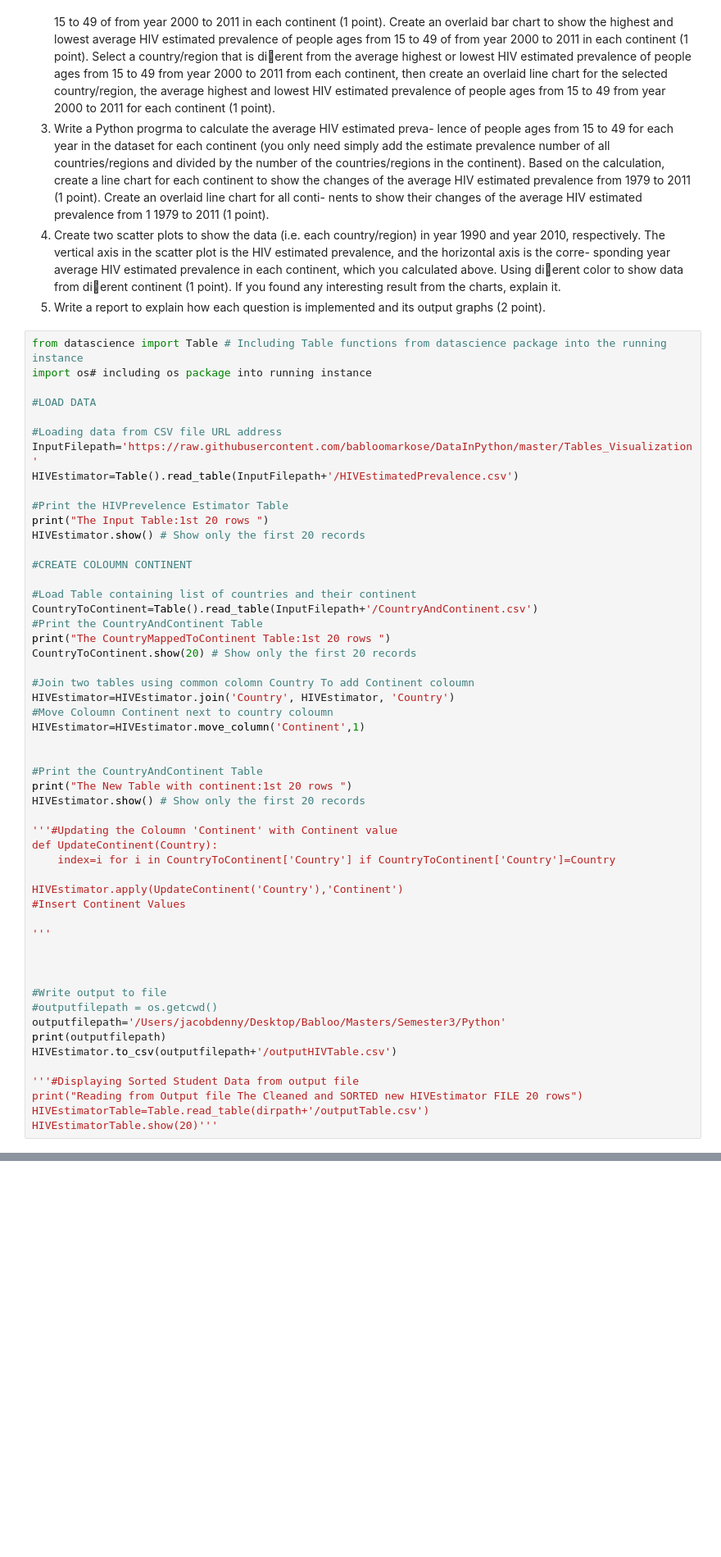
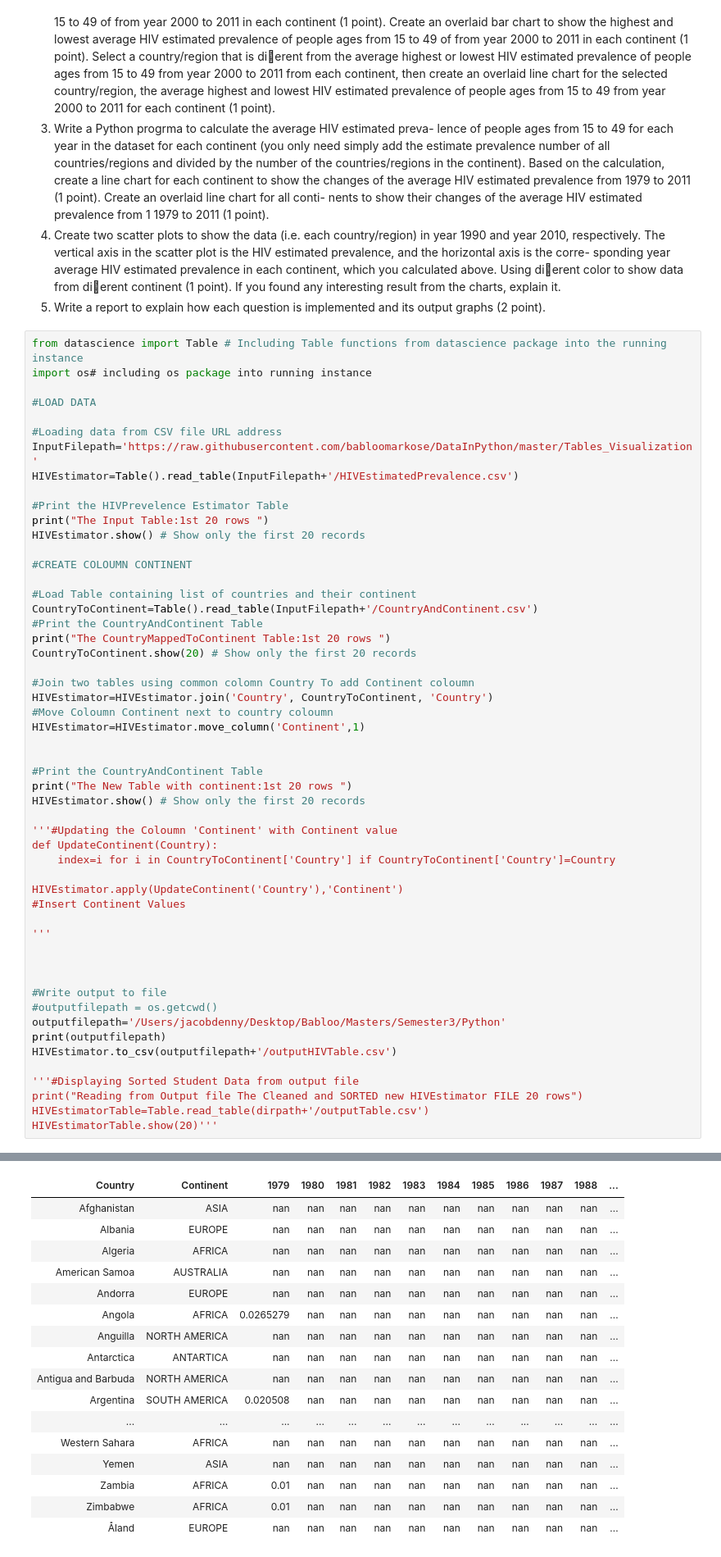
Before and after one commit to babloomarkose/DataInPython, a Jupyter notebook: Tables_Visualization/Table_Visualization.ipynb, the cells around one changed output, grey strips where cells are left out. Shown at 82% size. Cells and saved outputs as stored; diff of their text form; blank space fills up the shorter version.

Commit message:
Country and Continent

```diff
--- a/Tables_Visualization/Table_Visualization.ipynb
+++ b/Tables_Visualization/Table_Visualization.ipynb
@@ -66,7 +66,7 @@ print("The CountryMappedToContinent Table:1st 20 rows ")
 CountryToContinent.show(20) # Show only the first 20 records
 
 #Join two tables using common colomn Country To add Continent coloumn
-HIVEstimator=HIVEstimator.join('Country', HIVEstimator, 'Country')
+HIVEstimator=HIVEstimator.join('Country', CountryToContinent, 'Country')
 #Move Coloumn Continent next to country coloumn
 HIVEstimator=HIVEstimator.move_column('Continent',1)
 
@@ -137,0 +138,17 @@ ValueError: 'Continent' is not in list
+| Country | Continent | 1979 | 1980 | 1981 | 1982 | 1983 | 1984 | 1985 | 1986 | 1987 | 1988 | ... |
+| Afghanistan | ASIA | nan | nan | nan | nan | nan | nan | nan | nan | nan | nan | ... |
+| Albania | EUROPE | nan | nan | nan | nan | nan | nan | nan | nan | nan | nan | ... |
+| Algeria | AFRICA | nan | nan | nan | nan | nan | nan | nan | nan | nan | nan | ... |
+| American Samoa | AUSTRALIA | nan | nan | nan | nan | nan | nan | nan | nan | nan | nan | ... |
+| Andorra | EUROPE | nan | nan | nan | nan | nan | nan | nan | nan | nan | nan | ... |
+| Angola | AFRICA | 0.0265279 | nan | nan | nan | nan | nan | nan | nan | nan | nan | ... |
+| Anguilla | NORTH AMERICA | nan | nan | nan | nan | nan | nan | nan | nan | nan | nan | ... |
+| Antarctica | ANTARTICA | nan | nan | nan | nan | nan | nan | nan | nan | nan | nan | ... |
+| Antigua and Barbuda | NORTH AMERICA | nan | nan | nan | nan | nan | nan | nan | nan | nan | nan | ... |
+| Argentina | SOUTH AMERICA | 0.020508 | nan | nan | nan | nan | nan | nan | nan | nan | nan | ... |
+| ... | ... | ... | ... | ... | ... | ... | ... | ... | ... | ... | ... | ... |
+| Western Sahara | AFRICA | nan | nan | nan | nan | nan | nan | nan | nan | nan | nan | ... |
+| Yemen | ASIA | nan | nan | nan | nan | nan | nan | nan | nan | nan | nan | ... |
+| Zambia | AFRICA | 0.01 | nan | nan | nan | nan | nan | nan | nan | nan | nan | ... |
+| Zimbabwe | AFRICA | 0.01 | nan | nan | nan | nan | nan | nan | nan | nan | nan | ... |
+| Åland | EUROPE | nan | nan | nan | nan | nan | nan | nan | nan | nan | nan | ... |
```
Also changed, not shown: parts of 1 cell of this notebook, 1 other file.
